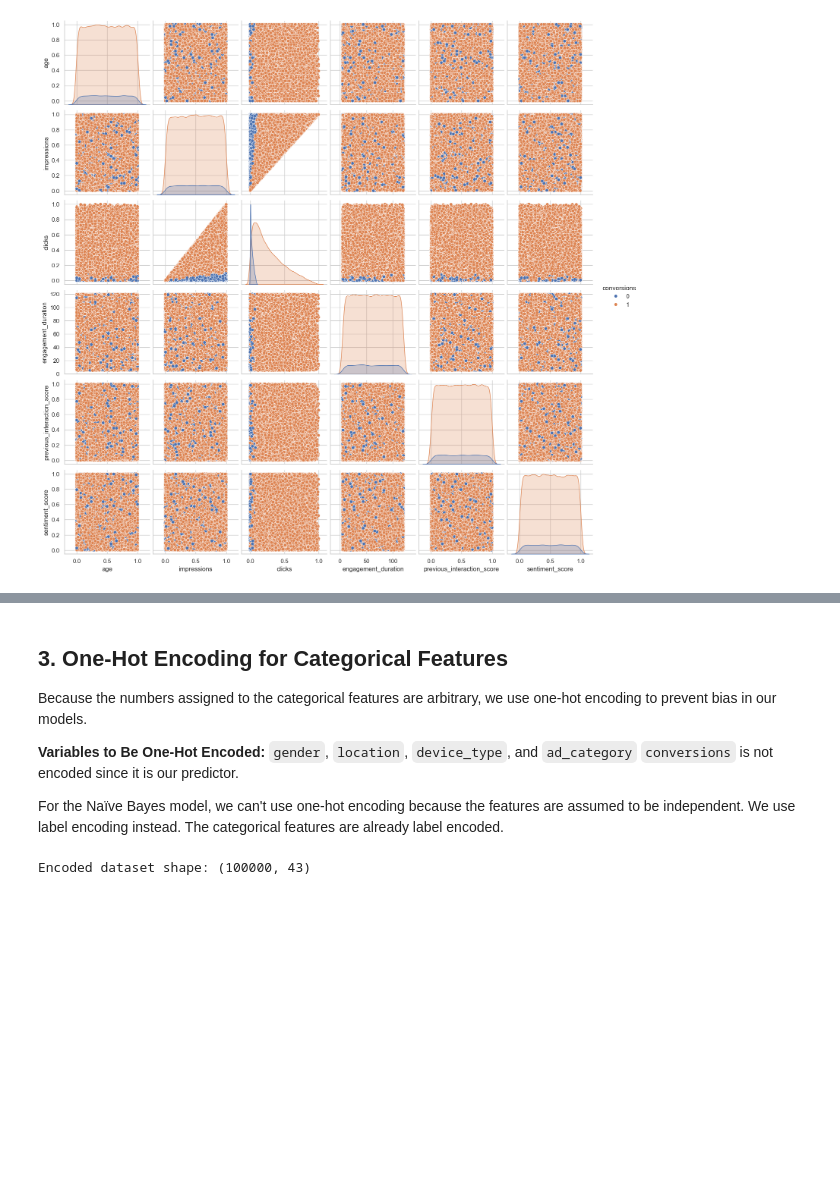
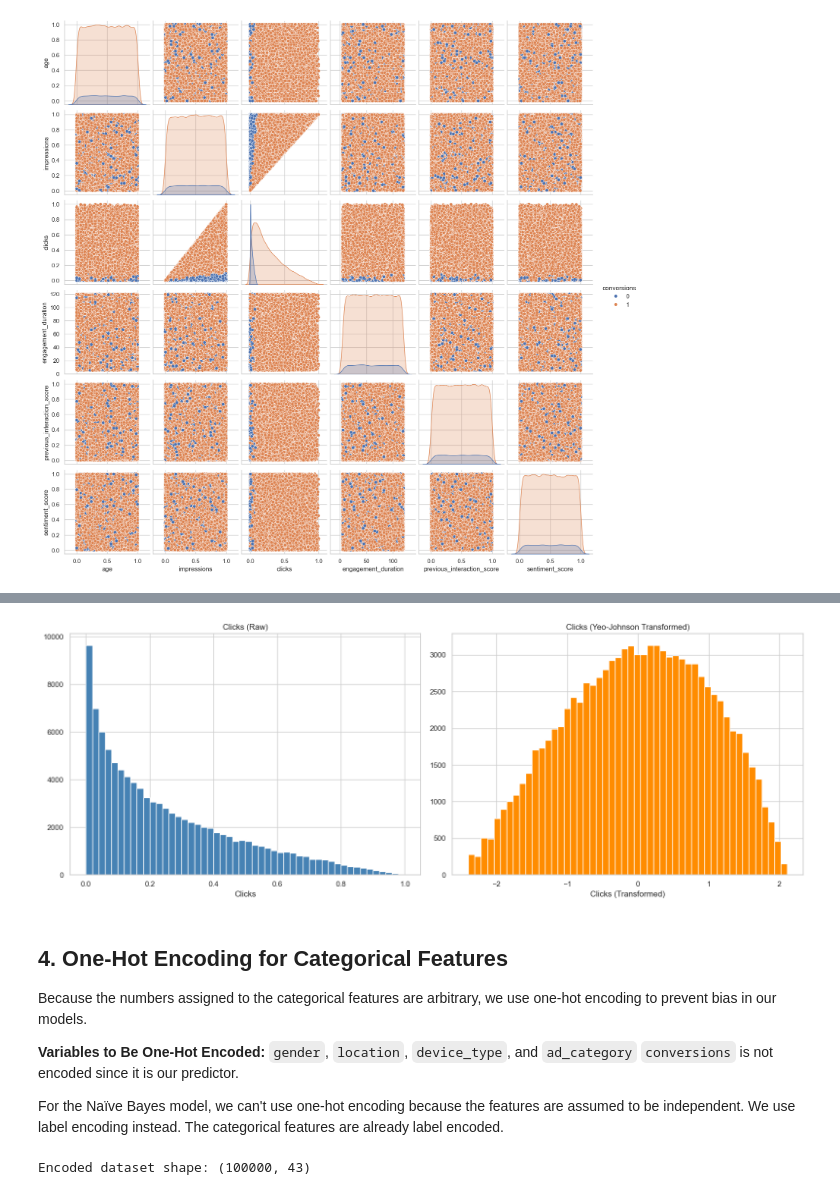
Before and after one commit to DanielDanyang/ECS171-Group10, a Jupyter notebook: EDA.ipynb, the cells around one changed output, grey strips where cells are left out. Saved outputs shown, nothing was run; the diff lists cells and outputs as text; code cells hidden in the pictures; blank space fills up the shorter version.

Commit message:
Update EDA and SVMs
Added Yeo-Johnson transformation to clicks feature and ran SVMs on it. Updated code for the SVMs

```diff
--- a/EDA.ipynb
+++ b/EDA.ipynb
@@ -120,5 +124,34 @@ Passing `palette` without assigning `hue` is deprecated and will be removed in v
+# %%
+from sklearn.preprocessing import PowerTransformer
+
+df_transformed = df.copy()
+# Drop columns we're not using
+df_transformed.drop(columns=columns_to_drop, inplace=True)
+# Apply Yeo-Johnson transformation to clicks to reduce right skew
+transformer = PowerTransformer(method='yeo-johnson')
+df_transformed['clicks'] = transformer.fit_transform(df_transformed[['clicks']])
+
+# Visualize change in distribution
+fig, axes = plt.subplots(1, 2, figsize=(16, 6))
+# Clicks before transformation
+axes[0].hist(df_processed['clicks'], bins=50, color="steelblue", edgecolor="white")
+axes[0].set_title("Clicks (Raw)")
+axes[0].set_xlabel("Clicks")
+# Clicks after transformation
+axes[1].hist(df_transformed['clicks'], bins=50, color="darkorange", edgecolor="white")
+axes[1].set_title("Clicks (Yeo-Johnson Transformed)")
+axes[1].set_xlabel("Clicks (Transformed)")
+plt.tight_layout()
+plt.show()
+
+# Apply min-max normalization after transformation
+continuous_features = ['age', 'impressions', 'clicks', 'previous_interaction_score', 'sentiment_score']
+scaler = MinMaxScaler()
+df_transformed[continuous_features] = scaler.fit_transform(df_transformed[continuous_features])
+# %% [output]
+[figure, added]
 # %% [markdown]
-## 3. One-Hot Encoding for Categorical Features
+## 4. One-Hot Encoding for Categorical Features
 Because the numbers assigned to the categorical features are arbitrary, we use one-hot encoding to prevent bias in our models.
 
 **Variables to Be One-Hot Encoded:** `gender`, `location`, `device_type`, and `ad_category`
```
Also changed, not shown: parts of 4 cells of this notebook, 7 other files.
